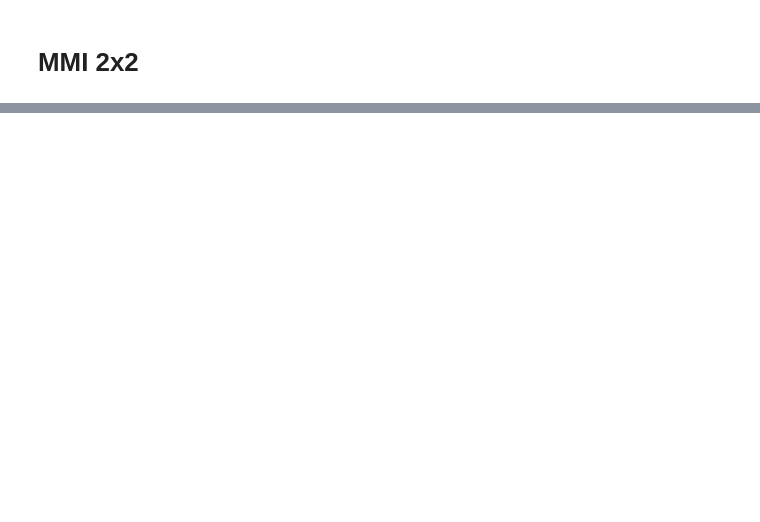
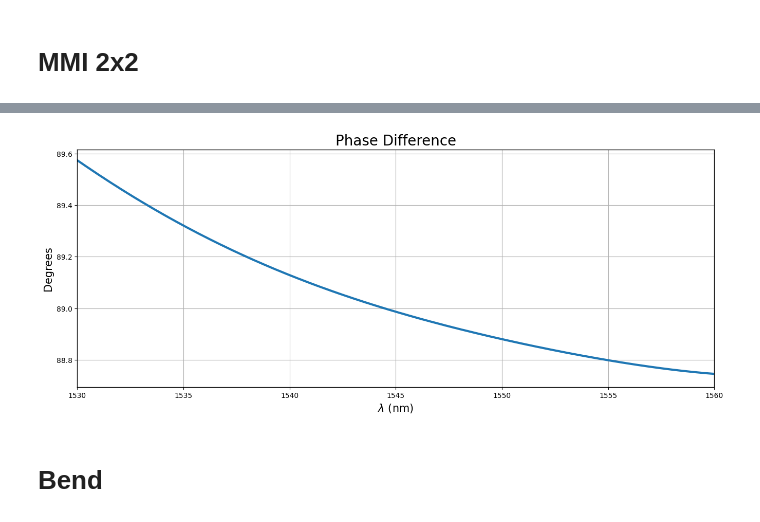
Before and after one commit to Leoopessoa/90--optical-hybrid, a Jupyter notebook: Simulation/Components_Assembly.ipynb, the cells around one changed output, grey strips where cells are left out. Drawn from its saved outputs; the diff is of its cells as text; code cells hidden in the pictures; blank space fills up the shorter version.

Commit message:
Bend and MMI

```diff
--- a/Simulation/Components_Assembly.ipynb
+++ b/Simulation/Components_Assembly.ipynb
@@ -64 +539,23 @@ def fwhm(band, reflection, dB):
+# %%
+figure5 = plt.figure(figsize = (16,6))
+
+S3 = fdtd.getresult('FDTD::ports::port 3','S')
+S4 = fdtd.getresult('FDTD::ports::port 4', 'S')
+
+Phase3 = fdtd.angle(S3['S'])
+Phase4 = fdtd.angle(S4['S'])
+Angle3 = fdtd.unwrap(Phase3)*180/(np.pi)
+Angle4 = fdtd.unwrap(Phase4)*180/(np.pi)
+
+plt.plot(wavelength*1e9, (Angle3 - Angle4), linewidth = 3)
+plt.xlabel('$\lambda$ (nm)', size = 15)
+plt.ylabel('Degrees', size = 15)
+plt.title('Phase Difference', size = 20)
+plt.xticks(np.arange(1530,1565,5))
+plt.xlim(1530,1560)
+plt.grid()
+# %% [output]
+[figure, added]
+# %% [markdown]
+# Bend
 # %%
```
Also changed, not shown: parts of 22 cells of this notebook, 14 other files.
